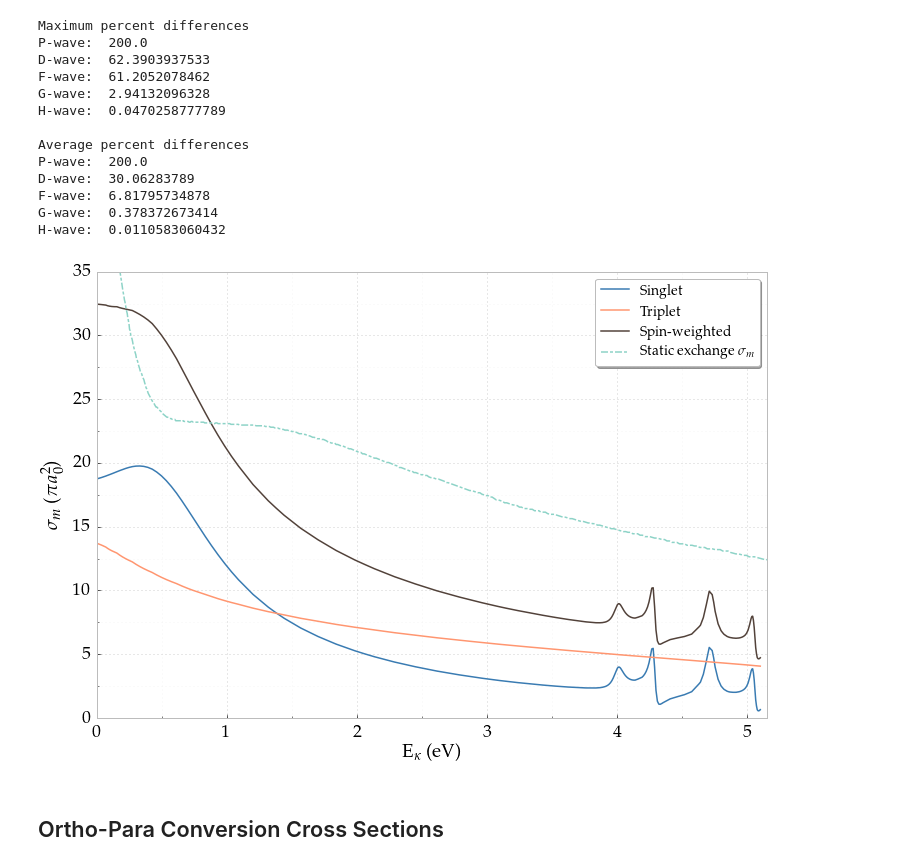
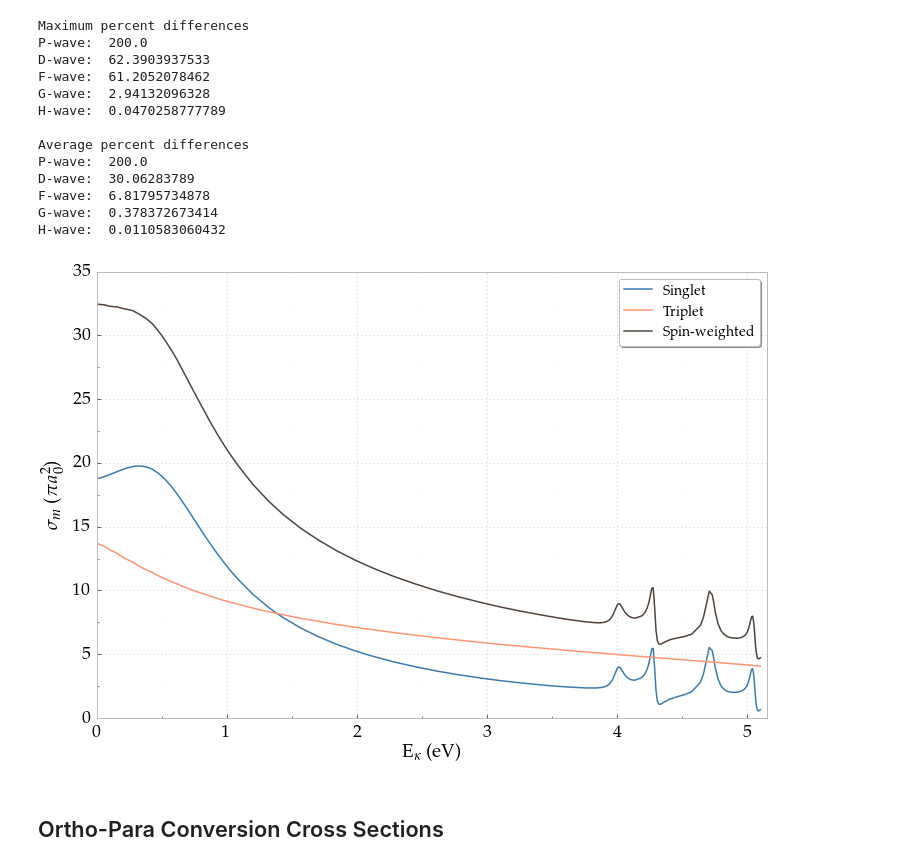
Before and after one commit to DentonW/Papers, a Jupyter notebook: Dissertation/IPython/Dissertation.ipynb, the cells around one changed output. Saved outputs shown, nothing was run; the diff lists cells and outputs as text; code cells hidden in the pictures.

Commit message:
- Realized that the static exchange "momentum transfer" was actually   ortho-para conversion and changed in paper and dissertation

```diff
--- a/Dissertation/IPython/Dissertation.ipynb
+++ b/Dissertation/IPython/Dissertation.ipynb
@@ -1689,36 +1689,36 @@ plotsty = ('-', '-', ':')
 lmax = 5  # Through the H-wave
 
 pyplot.xlabel(r"${\rm{E}}_{\kappa}$ (eV)")
 pyplot.ylabel(r"$\sigma_m$ ($\pi a_0^2$)")
 
 mom_cross1 = []
 mom_cross3 = []
 mom_cross = []
 for i in range(np.size(kappasub)):
     k = kappasub[i]
     m1 = 0
     m3 = 0
     for l in range(lmax):
         m1 += 4 / k**2 * (l+1) * (sin(interp_phase1[l][i] - interp_phase1[l+1][i]))**2
         m3 += 4 / k**2 * (l+1) * (sin(interp_phase3[l][i] - interp_phase3[l+1][i]))**2
     mom_cross1 = np.append(mom_cross1, 0.25*m1)
     mom_cross3 = np.append(mom_cross3, 0.75*m3)
     mom_cross = np.append(mom_cross, 0.25*m1 + 0.75*m3)
 pyplot.plot(ktoE(kappasub), mom_cross1, plotsty[0], marker='.', markersize=0.01, label=r"Singlet", color=plotcol[0])
 pyplot.plot(ktoE(kappasub), mom_cross3, plotsty[1], marker='.', markersize=0.01, label=r"Triplet", color=plotcol[1])
 pyplot.plot(ktoE(kappasub), mom_cross, plotsty[1], marker='.', markersize=0.01, label=r"Spin-weighted", color=plotcol[2])
 
-line, = pyplot.plot(ktoE(datanpthc[0]), datanpthc[1]/pi, label=r'Static exchange $\sigma_{m}$', color=colors[1])  #, ls = 'dashed'
-line.set_dashes([7, 2, 3, 2])  # 7 points on, 1 point off, 3 points on, 1 point off
+#line, = pyplot.plot(ktoE(datanpthc[0]), datanpthc[1]/pi, label=r'Static exchange $\sigma_{m}$', color=colors[1])  #, ls = 'dashed'
+#line.set_dashes([7, 2, 3, 2])  # 7 points on, 1 point off, 3 points on, 1 point off
 
 pyplot.legend()
 pyplot.xlim([0,5.15])
 pyplot.ylim([0,35])
 FixPlot(plt)
 pyplot.savefig("momentum-cross-sections.pdf", bbox_inches='tight')
 pyplot.show()
 # %% [output]
-[figure, old version]
+[figure, new version]
 # %% [markdown]
 ## Ortho-Para Conversion Cross Sections
 # %%
```
Also changed, not shown: parts of 4 cells of this notebook, 13 other files.
